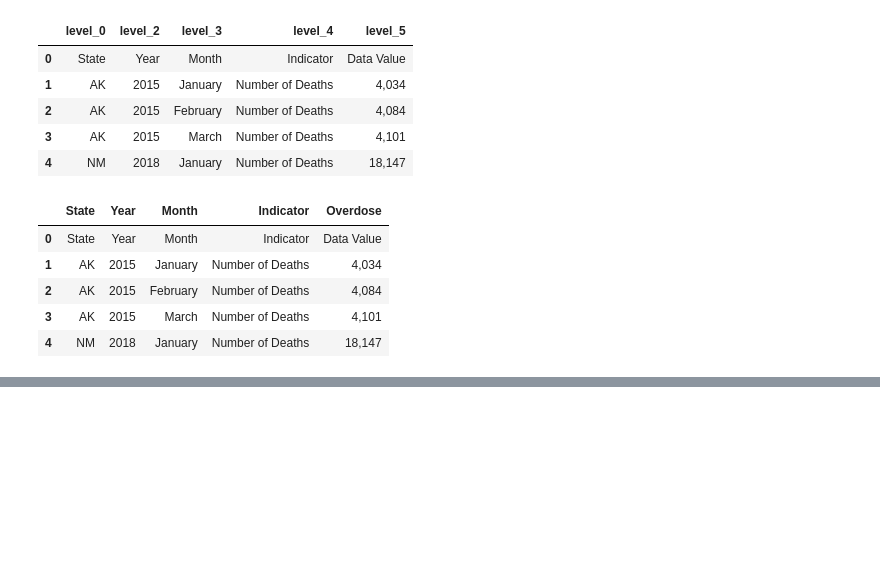
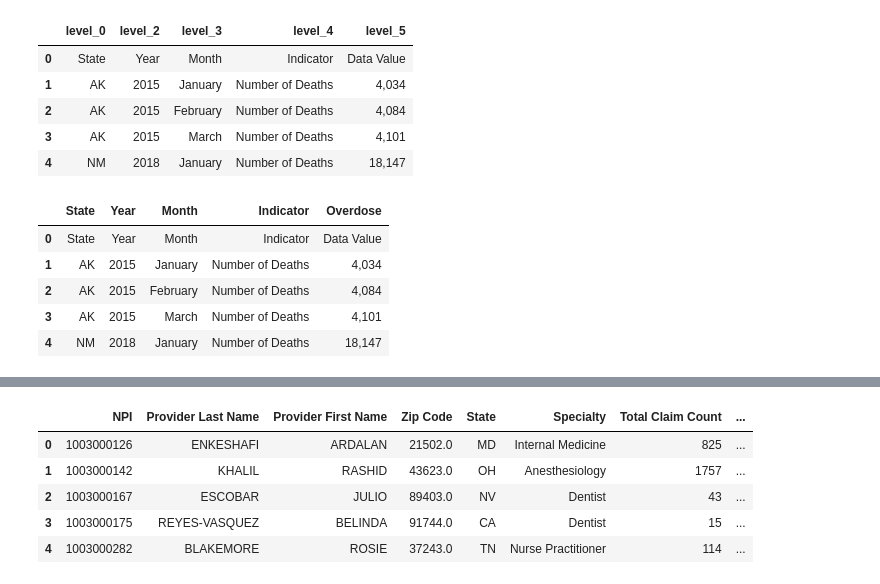
Before and after one commit to MTDahmer/Project1, a Jupyter notebook: Heather.ipynb, the cells around one changed output, grey strips where cells are left out. Cells and saved outputs as stored; diff of their text form; code cells hidden in the pictures; blank space fills up the shorter version.

Commit message:
cleaned up data frame for opiate_prescribers 2015 and 2016

```diff
--- a/Heather.ipynb
+++ b/Heather.ipynb
@@ -5,12 +5,13 @@ import matplotlib.pyplot as plt
 
 csvpath = '../GIT/Project1/data/death_counts.csv'
 csv2 = '../GIT/Project1/data/opi_pres15.csv'
-csv3 = '../GIT/Project1/data/overdoses_death.csv'
+csv3 = '../GIT/Project1/data/opi_pres16.csv'
 csv4 = '../GIT/Project1/data/patient_satisfaction.csv'
 csv5 = '../GIT/Project1/data/opioid_map.csv'
 
 death = pd.read_csv(csvpath)
-opiate_prescriber = pd.read_csv(csv2)
+opiate_prescriber15 = pd.read_csv(csv2)
+opiate_prescriber16 = pd.read_csv(csv3)
 overdose_death = pd.read_csv(csv3)
 pt_satisf = pd.read_csv(csv4)
 opi_map = pd.read_csv(csv5)
@@ -64,0 +94,4 @@ deathcounts
+# %%
+#drop last two columns: Long Acting Opioid Claims and Long Acting Opioid Prescribing Rate
+opiate_prescriber15 = opiate_prescriber15.drop(columns=['Long-Acting Opioid Claims','Long-Acting Opioid Prescribing Rate'])
+opiate_prescriber15.head()
@@ -64,0 +105,11 @@ deathcounts
+# %%
+#renamed columns
+opiate_prescriber15 = opiate_prescriber15.rename(columns={'NPPES Provider Last Name':'Provider Last Name','NPPES Provider First Name':'Provider First Name','NPPES Provider ZIP Code':'Zip Code','NPPES Provider State':'State','Specialty Description':'Specialty'})
+opiate_prescriber15.head()
+# %% [output]
+|  | NPI | Provider Last Name | Provider First Name | Zip Code | State | Specialty | Total Claim Count | ... |
+| 0 | 1003000126 | ENKESHAFI | ARDALAN | 21502.0 | MD | Internal Medicine | 825 | ... |
+| 1 | 1003000142 | KHALIL | RASHID | 43623.0 | OH | Anesthesiology | 1757 | ... |
+| 2 | 1003000167 | ESCOBAR | JULIO | 89403.0 | NV | Dentist | 43 | ... |
+| 3 | 1003000175 | REYES-VASQUEZ | BELINDA | 91744.0 | CA | Dentist | 15 | ... |
+| 4 | 1003000282 | BLAKEMORE | ROSIE | 37243.0 | TN | Nurse Practitioner | 114 | ... |
```
Also changed, not shown: parts of 12 cells of this notebook.
